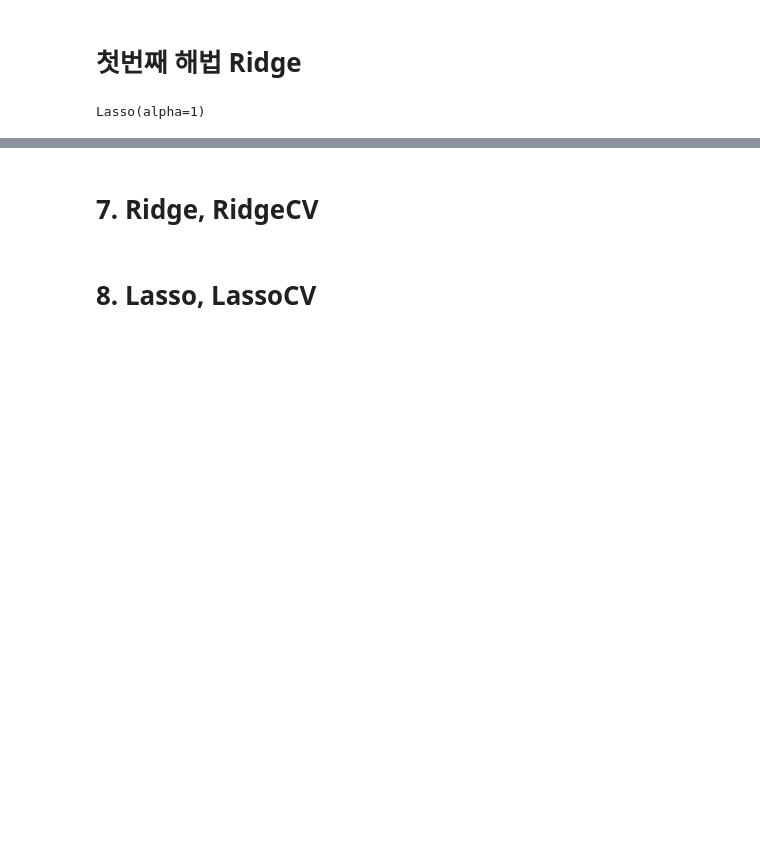
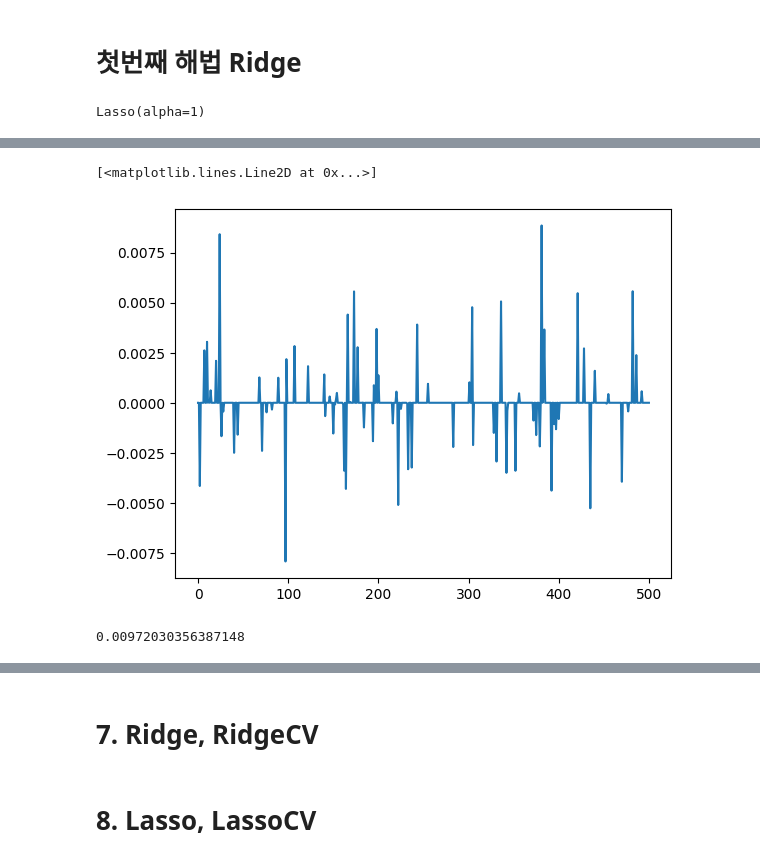
Before and after one commit to guebin/MP2023, a Jupyter notebook: posts/06wk-022.ipynb, the cells around one changed output, grey strips where cells are left out. Drawn from its saved outputs; the diff is of its cells as text; code cells hidden in the pictures; blank space fills up the shorter version.

```diff
--- a/posts/06wk-022.ipynb
+++ b/posts/06wk-022.ipynb
@@ -51,0 +43,3 @@ df = pd.concat([df,toeic_many,gpa_many],axis=1)
+# %%
+np.random.seed(43052)
+df['employment_score'] = df.gpa * 1.0 + df.toeic* 1/100 + np.random.randn(500)
@@ -92,5 +144,12 @@ predictr.score(XX,yy)
 # %%
+## step1: 데이터정리
+df_train, df_test = sklearn.model_selection.train_test_split(df,test_size=0.3,random_state=1)
 X = df_train[['toeic','gpa']]
 y = df_train[['employment_score']]
 XX = df_test[['toeic','gpa']]
 yy = df_test[['employment_score']]
+## step2: predictor 생성
+predictr = sklearn.linear_model.LinearRegression()
+## step3: 학습
+predictr.fit(X,y)
+## step4: 예측 -- 생략
@@ -117,5 +180,12 @@ predictr.score(XX,yy)
 # %%
+## step1:
+df_train, df_test = sklearn.model_selection.train_test_split(df,test_size=0.3,random_state=1)
 X = df_train[['toeic0','gpa']]
 y = df_train[['employment_score']]
 XX = df_test[['toeic0','gpa']]
 yy = df_test[['employment_score']]
+## step2:
+predictr = sklearn.linear_model.LinearRegression()
+## step3: 적합
+predictr.fit(X,y)
+## step4: 예측 - 생략
@@ -186,7 +268,7 @@ s['gpa0':'gpa499'].sum() + s['gpa']
 # %%
 import matplotlib.pyplot as plt
 # %%
-fig, ax = plt.subplots(3,2)
+fig, ax = plt.subplots(3)
 for i in range(3):
     df_train, df_test = sklearn.model_selection.train_test_split(df,test_size=0.3,random_state=i)
     X = df_train.drop(['employment_score'],axis=1)
@@ -197,8 +279,7 @@ for i in range(3):
     predictr.fit(X,y)
     s = pd.Series(predictr.coef_.reshape(-1))
     s.index = X.columns
-    ax[i,0].plot(s['toeic0':'toeic499'].tolist() + s[['toeic']].tolist(),color='C0')
-    ax[i,0].set_title('coef of toeic, seed={}'.format(i))
-    ax[i,1].plot(s['gpa0':'gpa499'].tolist() + s[['gpa']].tolist(),color='C1')
-    ax[i,1].set_title('coef of gpa, seed={}'.format(i))
+    toeic_coefs = s['toeic0':'toeic499'].tolist() + s[['toeic']].tolist()
+    ax[i].plot(toeic_coefs,color='C0')
+    ax[i].set_title(f'coef of toeic, sum={sum(toeic_coefs):.4f}')
 fig.tight_layout()
@@ -263,3 +334,12 @@ model.score(XX,yy)
+# %%
+plt.plot(model.coef_.reshape(-1)[1:])
+# %% [output]
+[<matplotlib.lines.Line2D at 0x...>]
+[figure, added]
+# %%
+model.coef_.sum()
+# %% [output]
+0.00972030356387148
 # %%
 df_train, df_test = sklearn.model_selection.train_test_split(df,test_size=0.3,random_state=2)
 # %%
```
Also changed, not shown: parts of 76 cells of this notebook, 2 other files.
